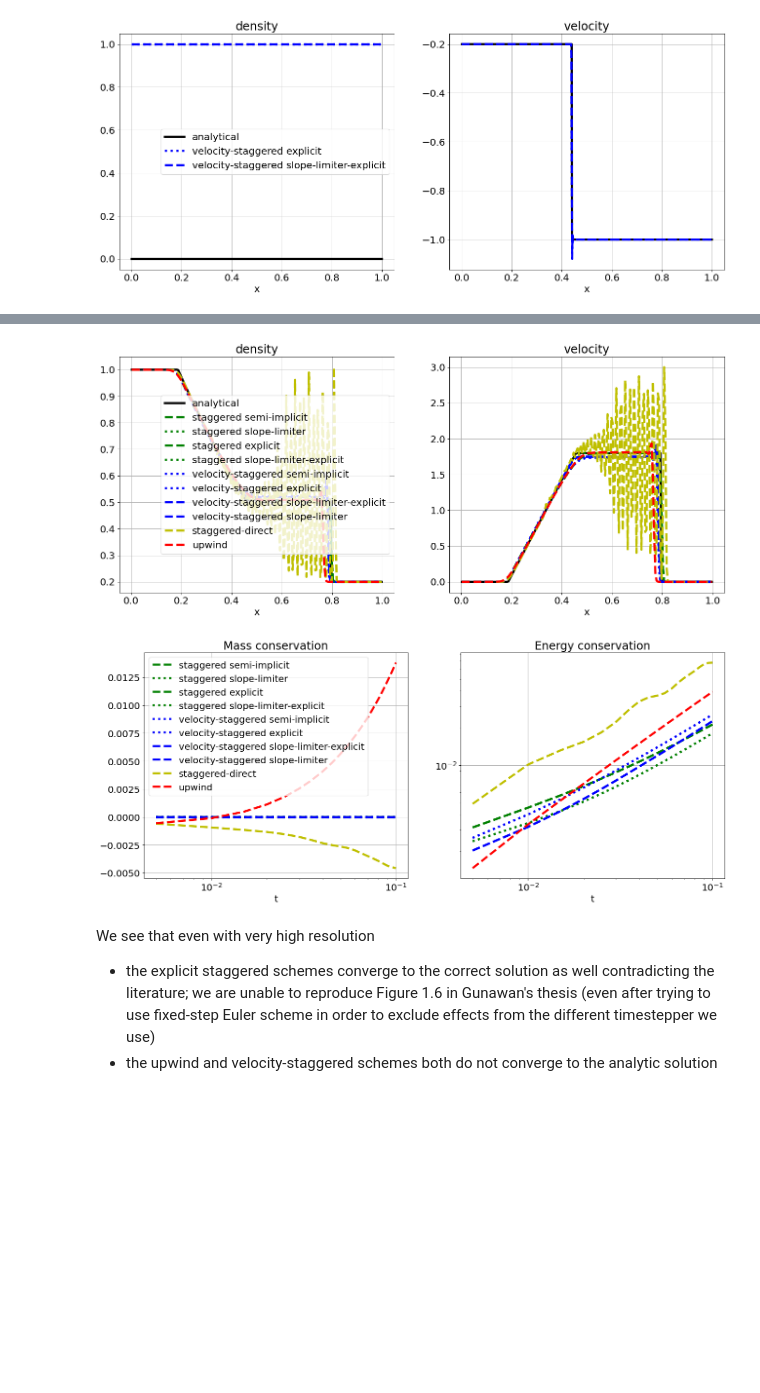
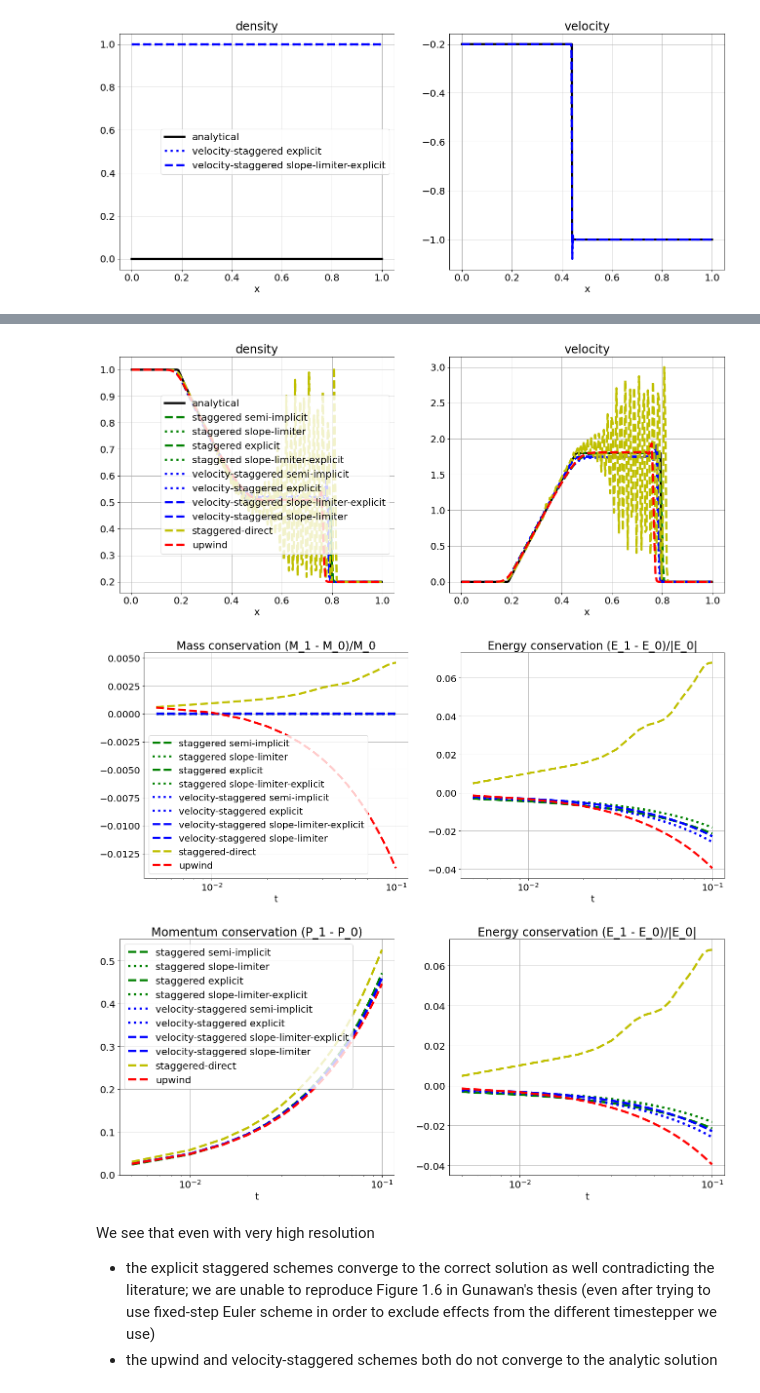
Before and after one commit to mwiesenberger/advection, a Jupyter notebook: navier-stokes.ipynb, the cells around one changed output, grey strips where cells are left out. Cells and saved outputs as stored; diff of their text form; code cells hidden in the pictures; blank space fills up the shorter version.

Commit message:
Update density diffusion in Navier-Stokes

```diff
--- a/navier-stokes.ipynb
+++ b/navier-stokes.ipynb
@@ -251,7 +272,7 @@ def plot_navier_stokes( p_list, plot = "fields", save_fig = False, figure_name =
         if plot == "fields" :
             im = ax[0].plot(x,var["density"][last_idx,:], p["ls"], label=l, lw=4)
             im = ax[1].plot(x,var["velocity"][last_idx,:], p["ls"], label=l, lw=4,)
-        else :
+        elif plot == "energy":
             # Compute mass and energy
             mass = var["density"][:,:]
             energy = 0.5 * var["density"][:,:]*var["velocity"][:,:]**2
@@ -264,8 +285,32 @@ def plot_navier_stokes( p_list, plot = "fields", save_fig = False, figure_name =
             x = var["x"][:]
             total_mass = np.sum( mass[:,:], axis = 1)*(x[1]-x[0])
             total_energy = np.sum( energy[:,:], axis = 1)*(x[1]-x[0])
-            im = ax[0].plot( var["time"][1:], ((total_mass[0] - total_mass[1:])/total_mass[0]), p["ls"], label=l, lw=4)
-            im = ax[1].plot( var["time"][1:], np.abs((total_energy[0] - total_energy[1:])/total_energy[0]), p["ls"], label=l, lw=4)
+            im = ax[0].plot( var["time"][1:],
+                            ((total_mass[1:] - total_mass[0])/total_mass[0]), p["ls"], label=l, lw=4)
+            # Remember that energy is negative
+            im = ax[1].plot( var["time"][1:],
+                            ((total_energy[1:] - total_energy[0])/np.abs(total_energy[0])),
+                             p["ls"], label=l, lw=4)
+        else :
+            # Compute momentum and energy
+            mass = var["density"][:,:]*var["velocity"][:,:]
+            energy = 0.5 * var["density"][:,:]*var["velocity"][:,:]**2
+            if( p["physical"]["gamma"] == 1) :
+                energy = energy + p["physical"]["alpha"] *var["density"][:,:]*(np.log( var["density"][:,:]) - 1)
+            else :
+                energy = energy + p["physical"]["alpha"]/(p["physical"]["gamma"]-1
+                                                       ) *var["density"][:,:]**p["physical"]["gamma"]
+
+            x = var["x"][:]
+            total_mass = np.sum( mass[:,:], axis = 1)*(x[1]-x[0])
+            total_energy = np.sum( energy[:,:], axis = 1)*(x[1]-x[0])
+            im = ax[0].plot( var["time"][1:],
+                            (total_mass[1:] - total_mass[0]),
+                            p["ls"], label=l, lw=4)
+            # Remember that energy is negative
+            im = ax[1].plot( var["time"][1:],
+                            ((total_energy[1:] - total_energy[0])/np.abs(total_energy[0])),
+                             p["ls"], label=l, lw=4)
 
 
         ncin.close()
@@ -275,14 +320,17 @@ def plot_navier_stokes( p_list, plot = "fields", save_fig = False, figure_name =
         ax[1].set_title( f"velocity")
         ax[1].set_xlabel( r"x")
     else:
-        ax[0].set_title( f"Mass conservation")
+        if plot ==  "energy":
+            ax[0].set_title( f"Mass conservation (M_1 - M_0)/M_0")
+        else:
+            ax[0].set_title( f"Momentum conservation (P_1 - P_0)")
         ax[0].set_xlabel( r"t")
-        ax[1].set_title( f"Energy conservation")
+        ax[1].set_title( f"Energy conservation (E_1 - E_0)/|E_0|")
         ax[1].set_xlabel( r"t")
         ax[0].set_xscale('log')
         ax[1].set_xscale('log')
 #         ax[0].set_yscale('log')
-        ax[1].set_yscale('log')
+#         ax[1].set_yscale('log')
     ax[0].grid(True)
     ax[1].grid(True)
     #         ax[0].set_ylabel("n")
@@ -410,6 +466,7 @@ for p in [
     p_list.append(params)
 plot_navier_stokes(p_list, plot="fields")
 plot_navier_stokes(p_list, plot="energy")
+plot_navier_stokes(p_list, plot="momentum")
 # %% [output]
 staggered semi-implicit
         L2 Error norm is 7.08e-03  2.55e-02     Function calls: 2354.0 Failed: 0.0
@@ -427,9 +484,10 @@ Nx = 200
 Nx = 200
 upwind
         L2 Error norm is 2.09e-02  7.62e-02     Function calls: 2490.0 Failed: 1.0
 Nx = 200
 [figure]
-[figure, old version]
+[figure, new version]
+[figure, added]
 # %% [markdown]
 We see that even with very high resolution
 - the explicit staggered schemes converge to the correct solution as well contradicting the literature; we are unable to reproduce Figure 1.6 in Gunawan's thesis (even after trying to use fixed-step Euler scheme in order to exclude effects from the different timestepper we use)
```
Also changed, not shown: parts of 7 cells of this notebook, 1 other file.
